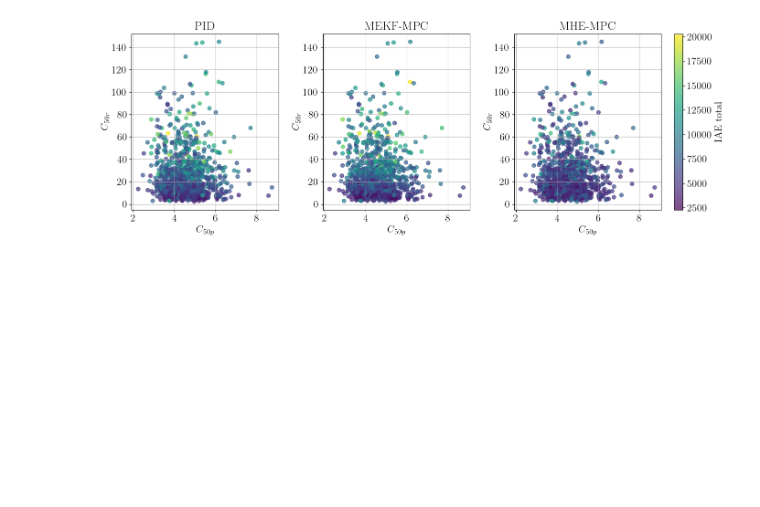
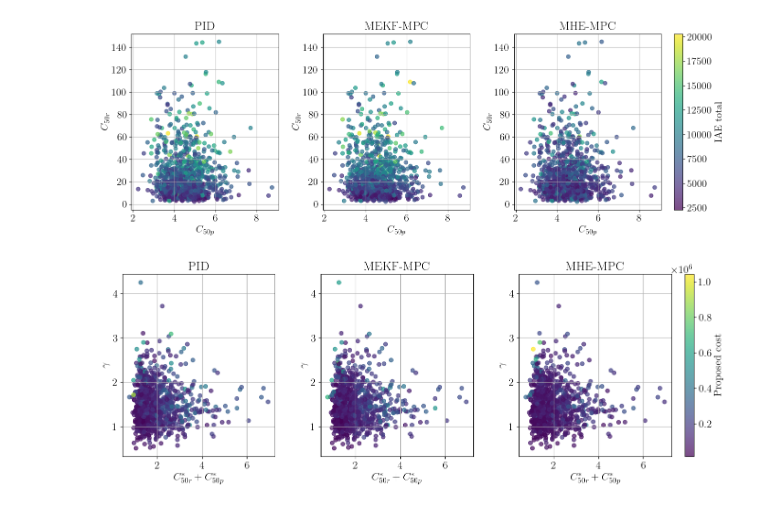
Before and after one commit to BobAubouin/TIVA_Drug_Control, a Jupyter notebook: scripts/result_analysis.ipynb, the cells around one changed output. Drawn from its saved outputs; the diff is of its cells as text; code cells hidden in the pictures; blank space fills up the shorter version.

```diff
--- a/scripts/Result_analysis.ipynb
+++ b/scripts/result_analysis.ipynb
@@ -520,16 +611,18 @@ plt.show()
 # %%
 # make a scatter plot with x = c50r, y = c50p, color = IAE_tot
 
+color = 'IAE_tot'
+
 fig, axs = plt.subplots(1, 3, figsize=(18, 5), gridspec_kw={'width_ratios': [1, 1, 1]})
-vmin = df_demo['IAE_tot'].min()
-vmax = df_demo['IAE_tot'].max()
+vmin = df_demo[color].min()
+vmax = df_demo[color].max()
 
 for i, controller in enumerate(['PID', 'MEKF-MPC', 'MHE-MPC']):
     df_controller = df_demo[df_demo.controller == controller]
     ax = axs[i]
     df_PID = df_demo[df_demo.controller == 'PID']
     sc = ax.scatter(df_controller['c50p'], df_controller['c50r'],
-                    c=df_controller['IAE_tot'], cmap='viridis', alpha=0.7, vmin=vmin, vmax=vmax)
+                    c=df_controller[color], cmap='viridis', alpha=0.7, vmin=vmin, vmax=vmax)
     ax.set_xlabel(r'$C_{50p}$')
     ax.set_ylabel(r'$C_{50r}$')
     # Determine the overall colorbar limits based on all data points
@@ -548,3 +641,36 @@ cbar = fig.colorbar(sc, ax=axs, orientation='vertical', label='IAE total', pad=0
 plt.show()
 # %% [output]
 [figure]
+# %%
+# make a scatter plot with x = c50r, y = c50p, color = IAE_tot
+
+color = 'full_cost_IAE'
+
+fig, axs = plt.subplots(1, 3, figsize=(18, 5), gridspec_kw={'width_ratios': [1, 1, 1]})
+vmin = df_demo[color].min()
+vmax = df_demo[color].max()
+
+for i, controller in enumerate(['PID', 'MEKF-MPC', 'MHE-MPC']):
+    df_controller = df_demo[df_demo.controller == controller]
+    ax = axs[i]
+    df_PID = df_demo[df_demo.controller == 'PID']
+    sc = ax.scatter(df_controller['c50r']/df_controller['c50r'].mean() + df_controller['c50p']/df_controller['c50p'].mean(), df_controller['gamma'],
+                    c=df_controller[color], cmap='viridis', alpha=0.7, vmin=vmin, vmax=vmax)
+    ax.set_xlabel(r'$C_{50r}^* + C_{50p}^*$')
+    ax.set_ylabel(r'$\gamma$')
+    # Determine the overall colorbar limits based on all data points
+
+
+    # Apply consistent colorbar limits
+    # ax.clim(vmin=vmin, vmax=vmax)
+
+    ax.grid()
+    ax.set_title(controller)
+
+plt.subplots_adjust(wspace=0.3)
+cbar = fig.colorbar(sc, ax=axs, orientation='vertical', label='Proposed cost', pad=0.02)
+
+# plt.savefig("outputs/c50p_c50r.pdf", bbox_inches='tight')
+plt.show()
+# %% [output]
+[figure, added]
```
Also changed, not shown: parts of 6 cells of this notebook.
